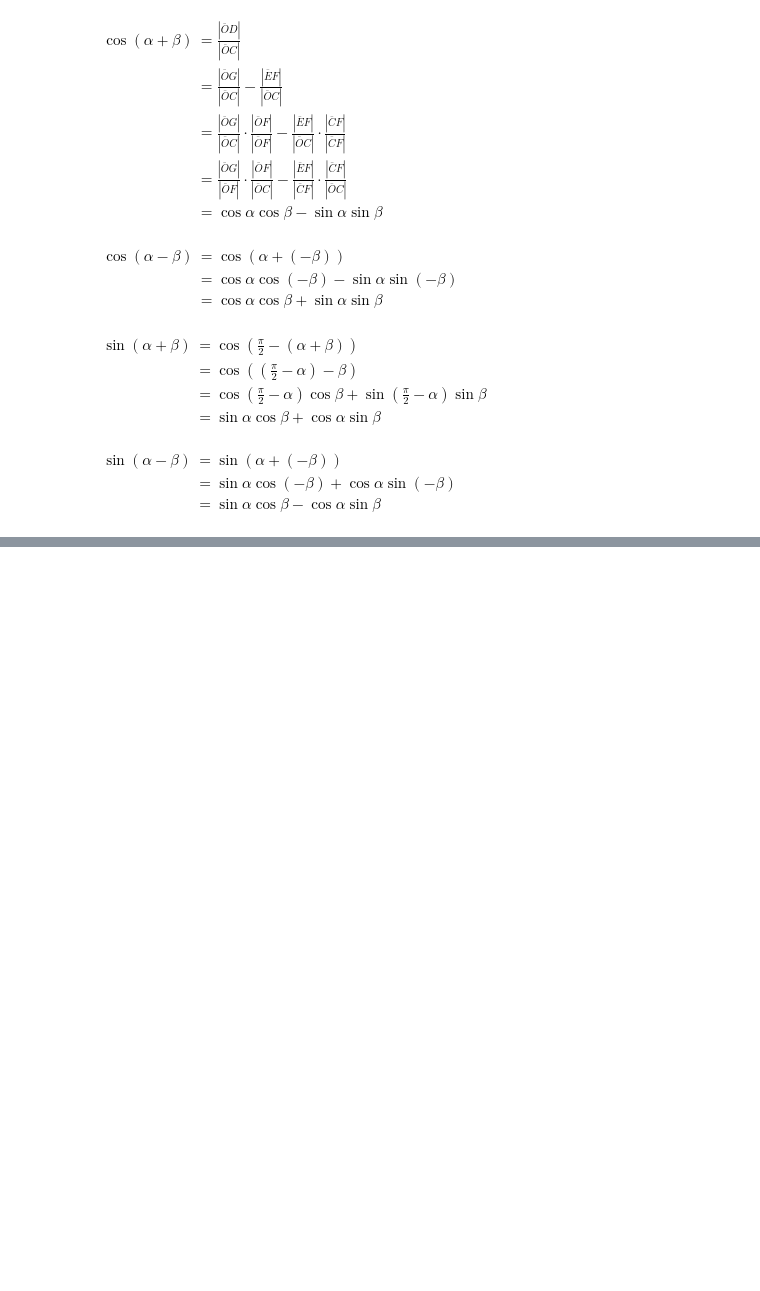
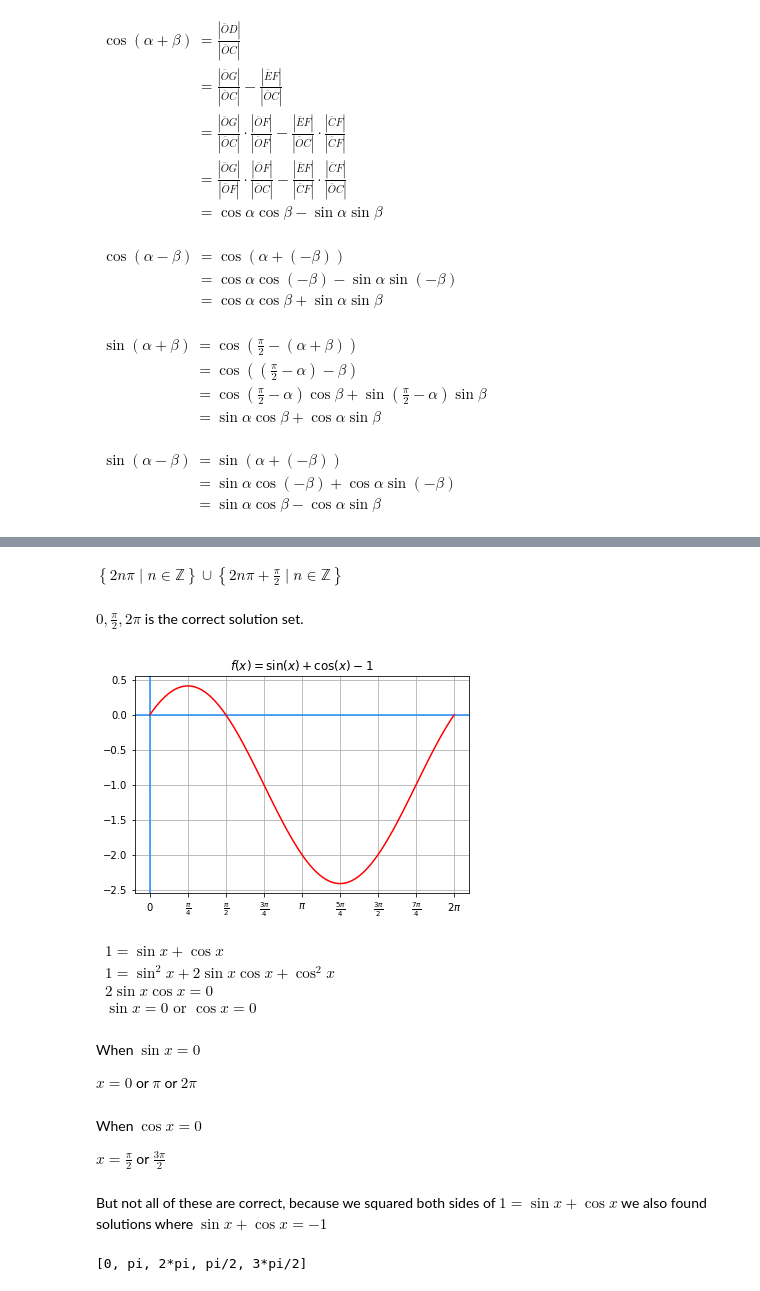
Before and after one commit to PaulToronto/Johns-Hopkins-Coursera-Differential-Calculus-Through-Data-And-Modeling-Specialization, a Jupyter notebook: 1_2_1_Trigonometric_Functions.ipynb, the cells around one changed output, grey strips where cells are left out. Saved outputs shown, nothing was run; the diff lists cells and outputs as text; code cells hidden in the pictures; blank space fills up the shorter version.

```diff
--- a/1_2_1_Trigonometric_Functions.ipynb
+++ b/1_2_1_Trigonometric_Functions.ipynb
@@ -869,0 +1015,50 @@ $
+# %%
+x = sym.symbols('x')
+
+sym.solveset(1 - sym.sin(x) - sym.cos(x), x)
+# %% [output]
+$\displaystyle \left\{2 n \pi\; |\; n \in \mathbb{Z}\right\} \cup \left\{2 n \pi + \frac{\pi}{2}\; |\; n \in \mathbb{Z}\right\}$
+# %% [markdown]
+$0, \frac{\pi}2, 2\pi$ is the correct solution set.
+# %%
+x = np.linspace(0, 2 * np.pi, 100)
+y = np.sin(x) + np.cos(x) - 1
+
+plt.axvline(0, color='dodgerblue')
+plt.axhline(0, color='dodgerblue')
+
+points = np.array([i * sym.pi/4 for i in range(0, 9)])
+labels = ['$' + sym.latex(i * sym.pi/4) + '$' for i in range(0, 9)]
+
+plt.xticks(points, labels)
+plt.plot(x, y, color='red')
+plt.title('$f(x) = \sin{(x)} + \cos{(x)} - 1$')
+plt.grid()
+
+plt.show()
+# %% [output]
+[figure, added]
+# %% [markdown]
+$
+\begin{align}
+&1 = \sin{x} + \cos{x} \\
+&1 = \sin^{2}{x} + 2\sin{x}\cos{x} + \cos^{2}{x} \\
+&2\sin{x}\cos{x} = 0 \\
+&\sin{x} = 0 \text{ or } \cos{x} = 0
+\end{align}
+$
+# %% [markdown]
+When $\sin{x} = 0$
+
+$x = 0$ or $\pi$ or $2\pi$
+# %% [markdown]
+When $\cos{x} = 0$
+
+$x = \frac{\pi}{2}$ or $\frac{3\pi}{2}$
+# %% [markdown]
+But not all of these are correct, because we squared both sides of $1 = \sin{x} + \cos{x}$ we also found solutions where $\sin{x} + \cos{x} = -1$
+# %%
+incorrect_soln_set = [0, sym.pi, 2*sym.pi, sym.pi/2, 3 * sym.pi / 2]
+incorrect_soln_set
+# %% [output]
+[0, pi, 2*pi, pi/2, 3*pi/2]
```
Also changed, not shown: parts of 27 cells of this notebook.
